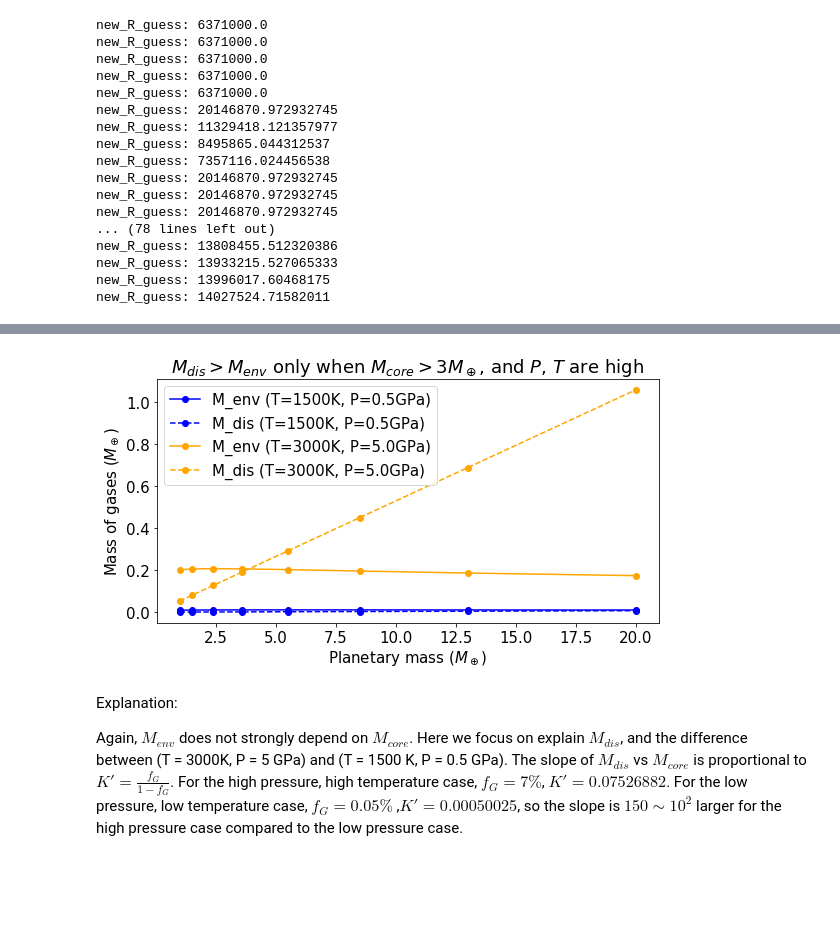
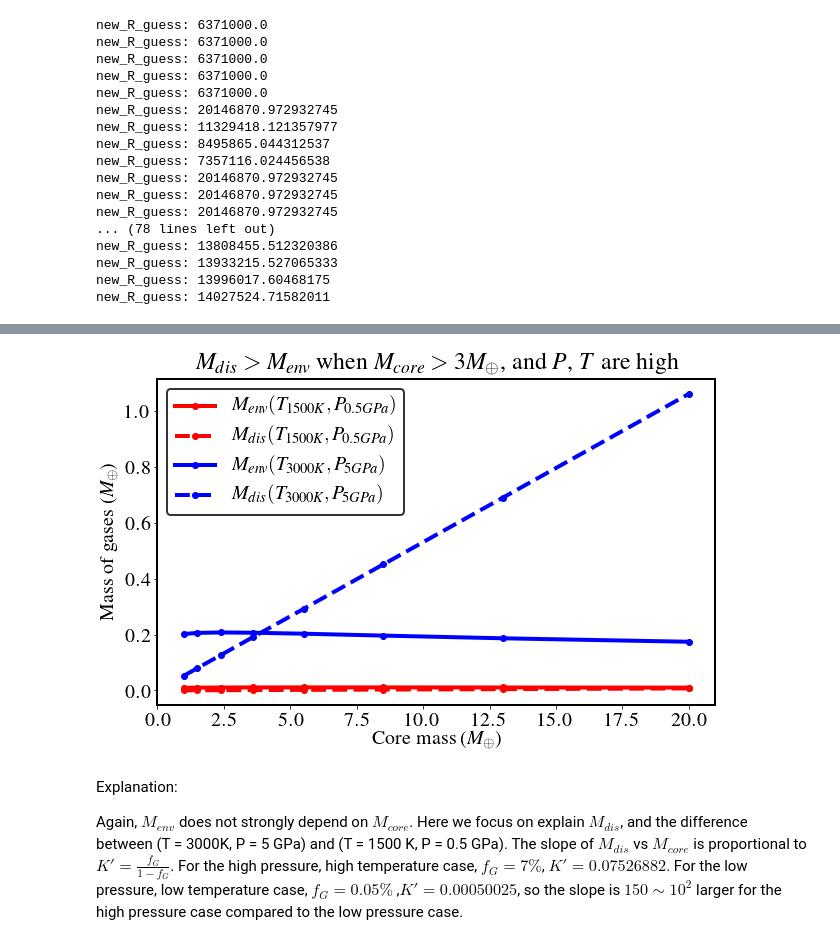
Before and after one commit to qinlang0628/MixingSubNeptunes, a Jupyter notebook: Solver_v1.ipynb, the cells around one changed output, grey strips where cells are left out. Drawn from its saved outputs; the diff is of its cells as text; code cells hidden in the pictures; blank space fills up the shorter version.

```diff
--- a/Solver_v1.ipynb
+++ b/Solver_v1.ipynb
@@ -2736,7 +2786,7 @@ M_envelope_ls = []
 M_dissolve_ls = []
 for (T, P) in TP_ls:
     T_b, P_b = T, P
-    f, f_He = calc_gas_solubility(P_b, T_b, EOS_H, EOS_He, gas="mix", f_He_env=f_He_env)
+    f, f_He = calc_gas_solubility(P_b, T_b, EOS_H, EOS_He, gas="mix", f_He_env=f_He_env_values)
 
     M_envelope_forEach = []
     M_dissolve_forEach = []
@@ -2777,26 +2827,40 @@ for (T, P) in TP_ls:
 x_ex7 = fct
 y1_ex7 = np.array(M_envelope_ls) / 6e24
 y2_ex7 = np.array(M_dissolve_ls) / 6e24
-# %%
-
-fig = plt.figure(figsize=(9, 4.5))
-for (i, (T, P)) in enumerate(TP_ls):
-    if i == 0:
-        color = "blue"
-    else:
-        color = "orange"
-    plt.plot(x_ex7, y1_ex7[i], '-o', label='M_env (T={}K, P={}GPa)'.format(T, P/1e9), color=color)
-    plt.plot(x_ex7, y2_ex7[i], '--o', label='M_dis (T={}K, P={}GPa)'.format(T, P/1e9), color=color)
-
-plt.legend(loc=0)
-plt.title(r'$M_{dis}>M_{env}$ only when $M_{core}> 3M_\oplus$, and $P$, $T$ are high')
-plt.ylabel(r'Mass of gases ($M_\oplus$)')
-plt.xlabel(r'Planetary mass ($M_\oplus$)')
-
-plt.rcParams['font.size'] = '15'
-plt.show()
-# %% [output]
-[figure, removed]
+# %%
+linewidth = 4
+axiswidth = 2
+legend_framewidth = 2
+
+from matplotlib import rc
+rc('font',**{'family':'serif','serif':['Times'], 'size': '20'})
+rc('text', usetex=True)
+
+fig, ax = plt.subplots(figsize=(10, 6))
+
+plt.plot(x_ex7, y1_ex7[0], '-o', label=r'$M_{env} (T_{1500K}, P_{0.5GPa})$', color='red', linewidth=linewidth)
+plt.plot(x_ex7, y2_ex7[0], '--o', label=r'$M_{dis} (T_{1500K}, P_{0.5GPa})$', color='red', linewidth=linewidth)
+plt.plot(x_ex7, y1_ex7[1], '-o', label=r'$M_{env} (T_{3000K}, P_{5GPa})$', color='blue', linewidth=linewidth)
+plt.plot(x_ex7, y2_ex7[1], '--o', label=r'$M_{dis} (T_{3000K}, P_{5GPa})$', color='blue', linewidth=linewidth)
+
+
+plt.xlim(0, 21)
+plt.legend(loc=0)
+plt.title(r'$M_{dis}>M_{env}$ when $M_{core}> 3M_\oplus$, and $P$, $T$ are high')
+plt.ylabel(r'Mass of gases ($M_\oplus$)')
+plt.xlabel(r'Core mass ($M_\oplus$)')
+
+for axis in ['top','bottom','left','right']:
+    ax.spines[axis].set_linewidth(axiswidth)
+
+legend = ax.legend()
+frame = legend.get_frame()
+frame.set_linewidth(legend_framewidth)
+frame.set_edgecolor("black")
+
+plt.show()
+# %% [output]
+[figure, added]
 # %% [markdown]
 Explanation:
 
```
Also changed, not shown: parts of 5 cells of this notebook, 1 other file.
